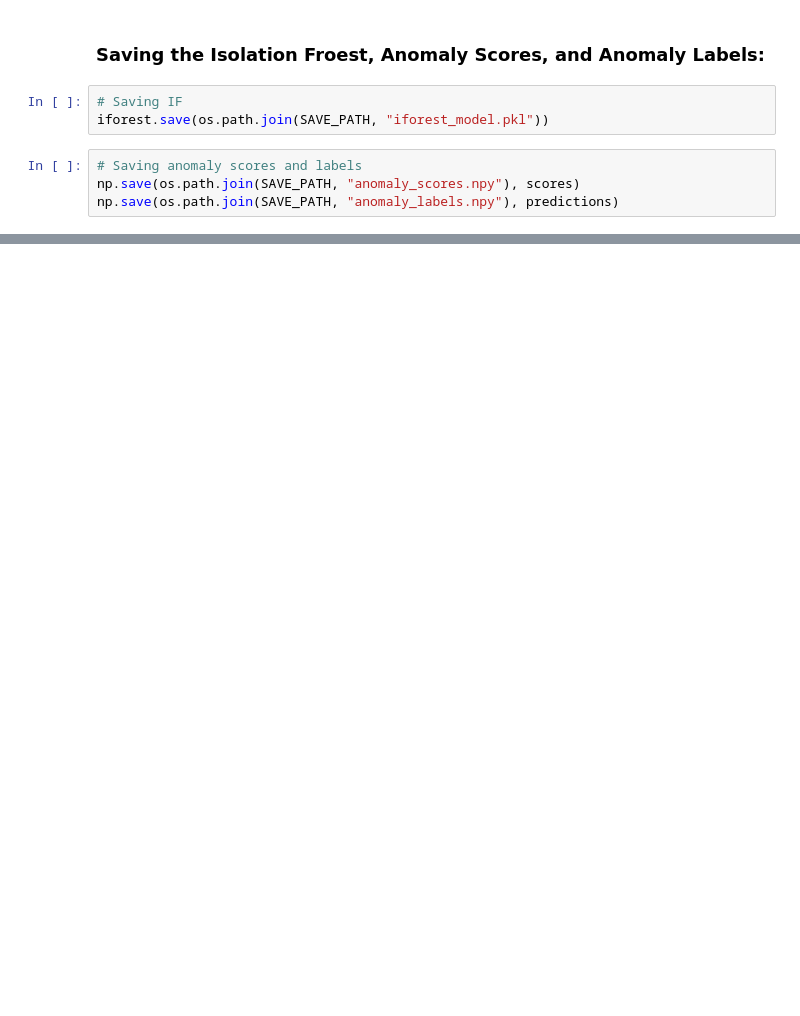
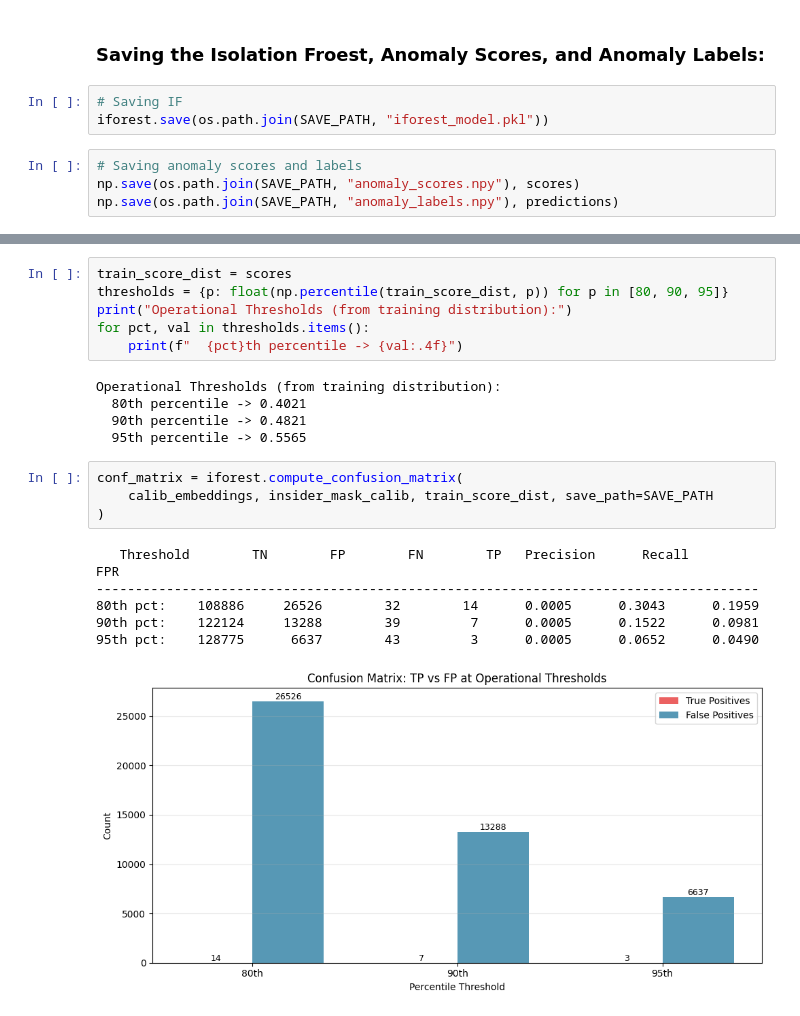
Before and after one commit to Aaron-Loera/Insider-Threat-Detection, a Jupyter notebook: Isolation_Forest.ipynb, the cells around one changed output, grey strips where cells are left out. Drawn from its saved outputs; the diff is of its cells as text; blank space fills up the shorter version.

```diff
--- a/Isolation_Forest.ipynb
+++ b/Isolation_Forest.ipynb
@@ -189,0 +170,22 @@ WARNING: AUROC gap > 10pp — possible overfitting; consider model simplificatio
+# %%
+train_score_dist = scores
+thresholds = {p: float(np.percentile(train_score_dist, p)) for p in [80, 90, 95]}
+print("Operational Thresholds (from training distribution):")
+for pct, val in thresholds.items():
+    print(f"  {pct}th percentile -> {val:.4f}")
+# %% [output]
+Operational Thresholds (from training distribution):
+  80th percentile -> 0.4021
+  90th percentile -> 0.4821
+  95th percentile -> 0.5565
+# %%
+conf_matrix = iforest.compute_confusion_matrix(
+    calib_embeddings, insider_mask_calib, train_score_dist, save_path=SAVE_PATH
+)
+# %% [output]
+   Threshold        TN        FP        FN        TP   Precision      Recall         FPR
+-------------------------------------------------------------------------------------
+80th pct:    108886     26526        32        14      0.0005      0.3043      0.1959
+90th pct:    122124     13288        39         7      0.0005      0.1522      0.0981
+95th pct:    128775      6637        43         3      0.0005      0.0652      0.0490
+[figure, added]
```
Also changed, not shown: parts of 28 cells of this notebook, 3 other files.
